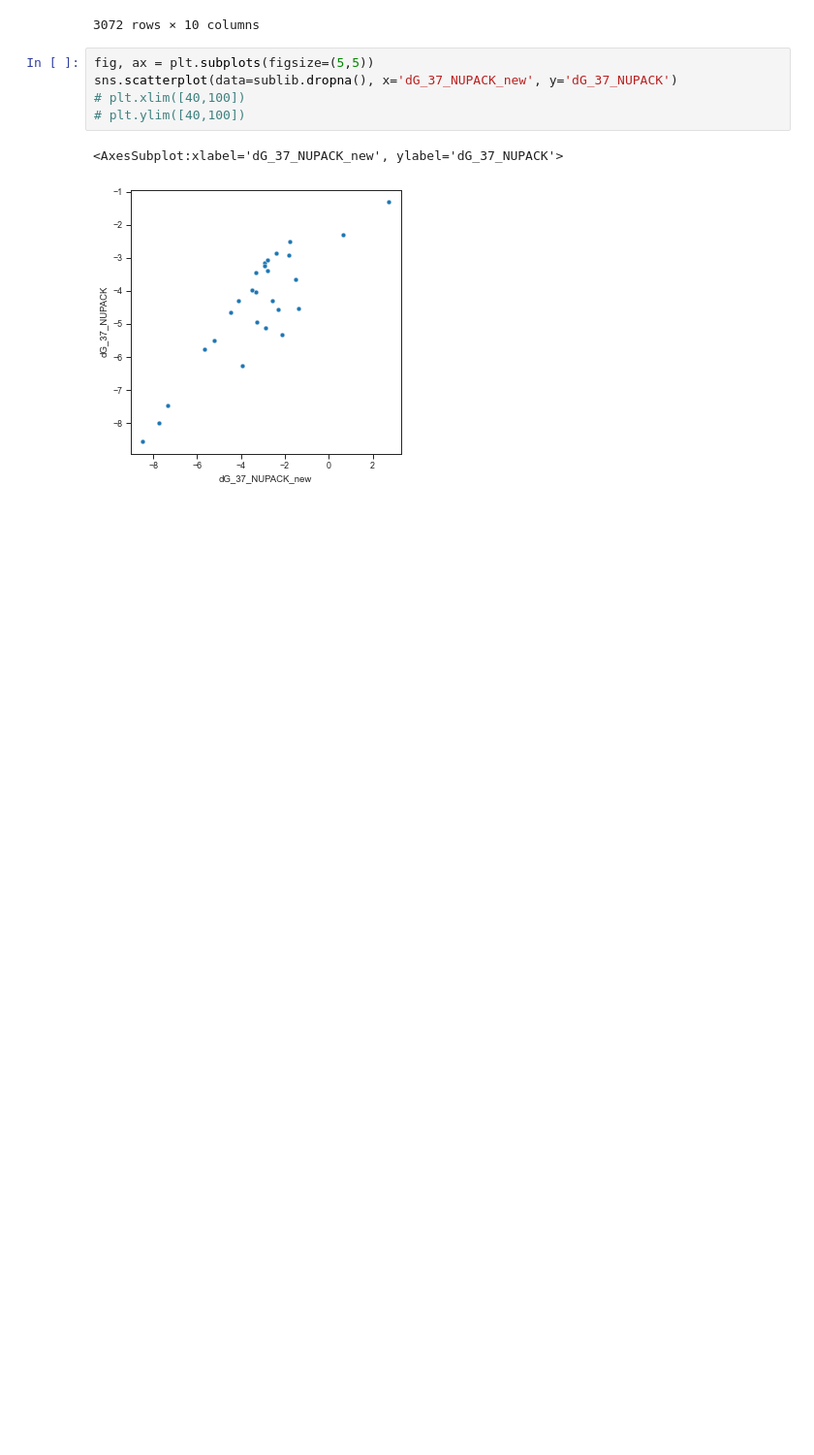
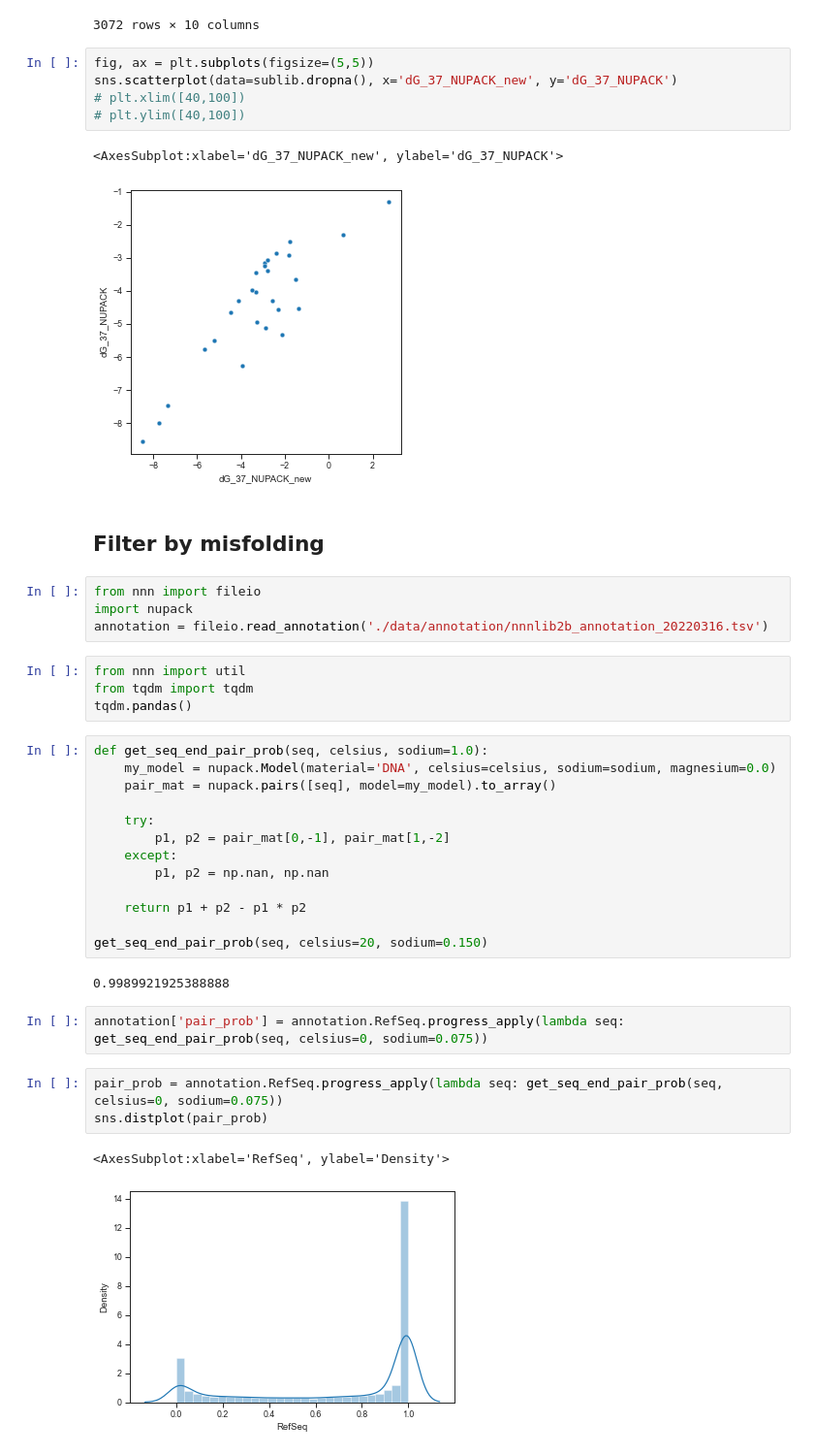
Before and after one commit to keyuxi/nnn_analysis, a Jupyter notebook: 220305_dot_bracket_annotation.ipynb, the cells around one changed output. Shown: that part at 97% size. Drawn from its saved outputs; the diff is of its cells as text; blank space fills up the shorter version.

```diff
--- a/220305_dot_bracket_annotation.ipynb
+++ b/220305_dot_bracket_annotation.ipynb
@@ -315,3 +315,36 @@ sns.scatterplot(data=sublib.dropna(), x='dG_37_NUPACK_new', y='dG_37_NUPACK')
 # %% [output]
 <AxesSubplot:xlabel='dG_37_NUPACK_new', ylabel='dG_37_NUPACK'>
 [figure]
+# %% [markdown]
+## Filter by misfolding
+# %%
+from nnn import fileio
+import nupack
+annotation = fileio.read_annotation('./data/annotation/nnnlib2b_annotation_20220316.tsv')
+# %%
+from nnn import util
+from tqdm import tqdm
+tqdm.pandas()
+# %%
+def get_seq_end_pair_prob(seq, celsius, sodium=1.0):
+    my_model = nupack.Model(material='DNA', celsius=celsius, sodium=sodium, magnesium=0.0)
+    pair_mat = nupack.pairs([seq], model=my_model).to_array()
+
+    try:
+        p1, p2 = pair_mat[0,-1], pair_mat[1,-2]
+    except:
+        p1, p2 = np.nan, np.nan
+
+    return p1 + p2 - p1 * p2
+
+get_seq_end_pair_prob(seq, celsius=20, sodium=0.150)
+# %% [output]
+0.9989921925388888
+# %%
+annotation['pair_prob'] = annotation.RefSeq.progress_apply(lambda seq: get_seq_end_pair_prob(seq, celsius=0, sodium=0.075))
+# %%
+pair_prob = annotation.RefSeq.progress_apply(lambda seq: get_seq_end_pair_prob(seq, celsius=0, sodium=0.075))
+sns.distplot(pair_prob)
+# %% [output]
+<AxesSubplot:xlabel='RefSeq', ylabel='Density'>
+[figure, added]
```
Also changed, not shown: parts of 40 cells of this notebook, 12 other files.
